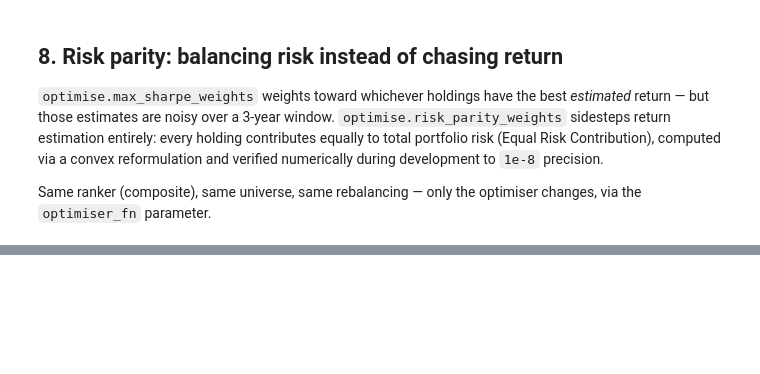
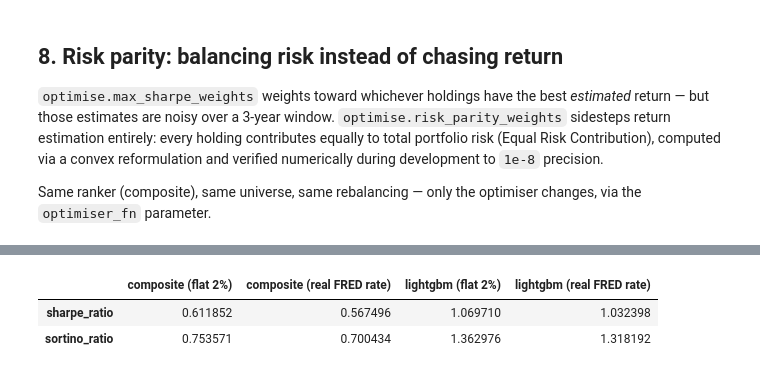
Before and after one commit to makdedic/portfolio-constructor, a Jupyter notebook: notebooks/03_pass2_exploration.ipynb, the cells around one changed output, grey strips where cells are left out. Saved outputs shown, nothing was run; the diff lists cells and outputs as text; code cells hidden in the pictures; blank space fills up the shorter version.

```diff
--- a/notebooks/03_pass2_exploration.ipynb
+++ b/notebooks/03_pass2_exploration.ipynb
@@ -493,0 +546,14 @@ optimiser_weights.round(3).replace(0, "")
+# %%
+rate_comparison = pd.DataFrame(
+    {
+        "composite (flat 2%)": metrics.compute_all(composite_returns["strategy_net"]),
+        "composite (real FRED rate)": metrics.compute_all(composite_returns["strategy_net"], risk_free_rate),
+        "lightgbm (flat 2%)": metrics.compute_all(lgbm_returns["strategy_net"]),
+        "lightgbm (real FRED rate)": metrics.compute_all(lgbm_returns["strategy_net"], risk_free_rate),
+    }
+)
+rate_comparison.loc[["sharpe_ratio", "sortino_ratio"]]
+# %% [output]
+|  | composite (flat 2%) | composite (real FRED rate) | lightgbm (flat 2%) | lightgbm (real FRED rate) |
+| sharpe_ratio | 0.611852 | 0.567496 | 1.069710 | 1.032398 |
+| sortino_ratio | 0.753571 | 0.700434 | 1.362976 | 1.318192 |
```
Also changed, not shown: parts of 10 cells of this notebook.
